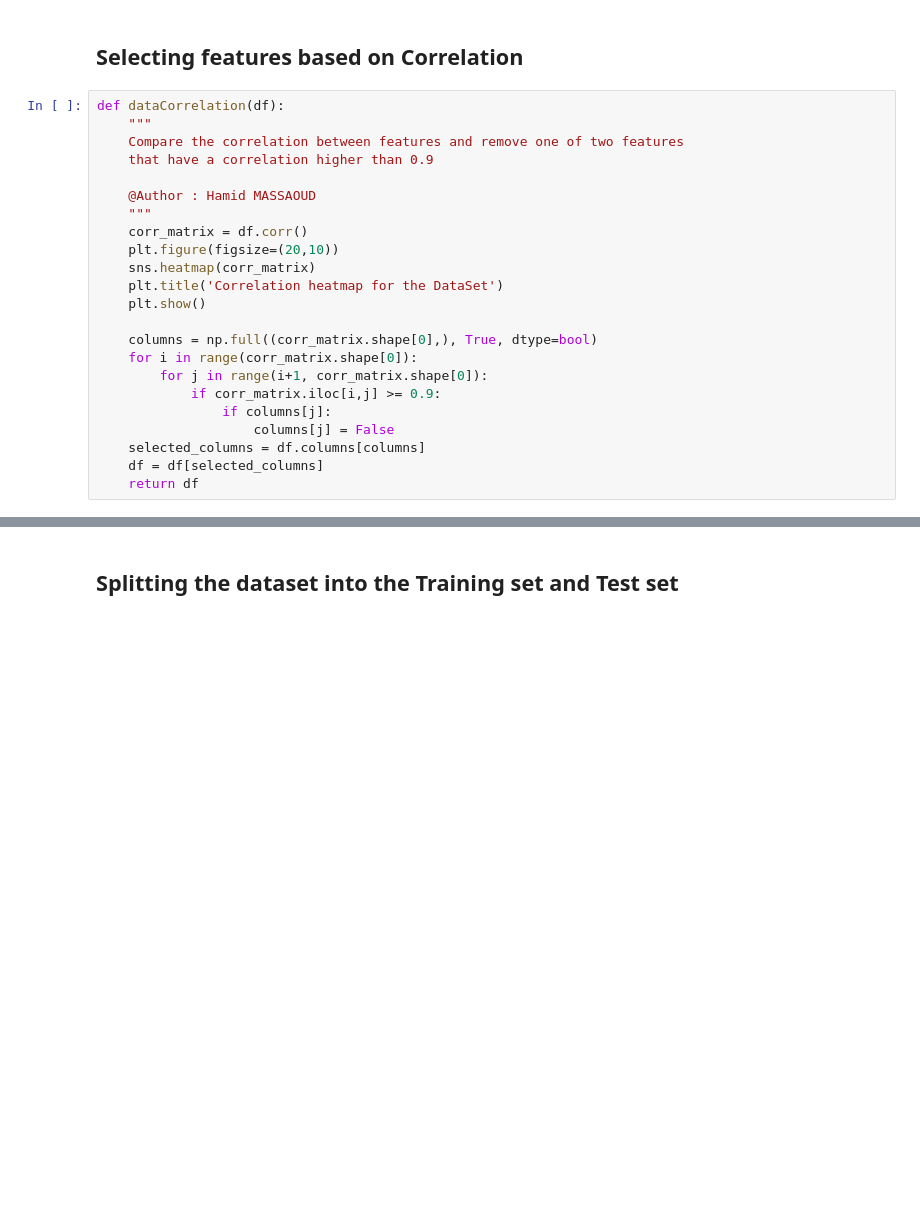
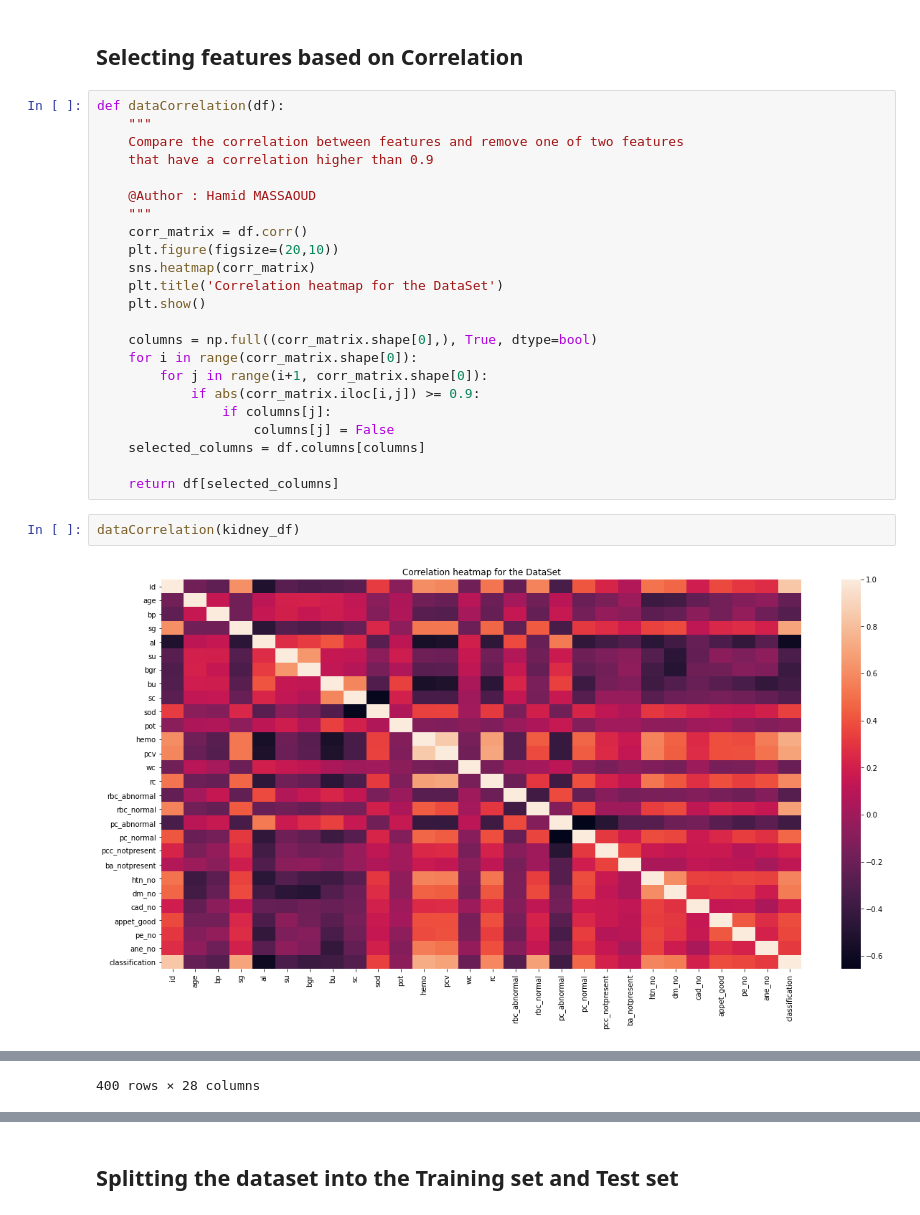
Before and after one commit to hamidmass/MachineLearningProject, a Jupyter notebook: ML Project.ipynb, the cells around one changed output, grey strips where cells are left out. Drawn from its saved outputs; the diff is of its cells as text; blank space fills up the shorter version.

```diff
--- a/ML Project.ipynb
+++ b/ML Project.ipynb
@@ -118,9 +120,13 @@ def dataCorrelation(df):
     columns = np.full((corr_matrix.shape[0],), True, dtype=bool)
     for i in range(corr_matrix.shape[0]):
         for j in range(i+1, corr_matrix.shape[0]):
-            if corr_matrix.iloc[i,j] >= 0.9:
+            if abs(corr_matrix.iloc[i,j]) >= 0.9:
                 if columns[j]:
                     columns[j] = False
     selected_columns = df.columns[columns]
-    df = df[selected_columns]
-    return df
+
+    return df[selected_columns]
+# %%
+dataCorrelation(kidney_df)
+# %% [output]
+[figure, added]
@@ -126,0 +145 @@ def dataCorrelation(df):
+400 rows × 28 columns
```
Also changed, not shown: parts of 12 cells of this notebook, 11 other files.
